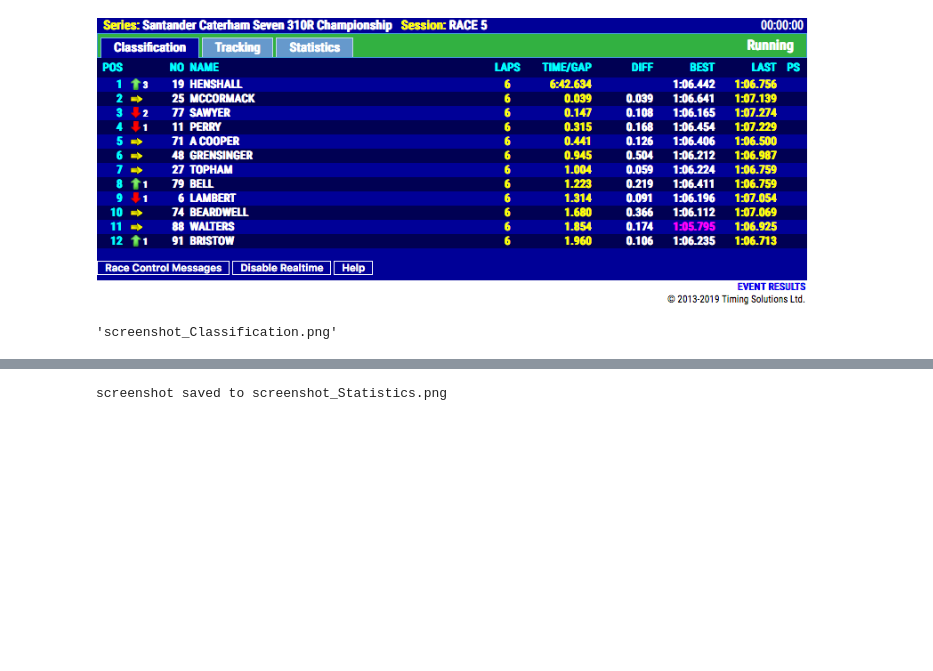
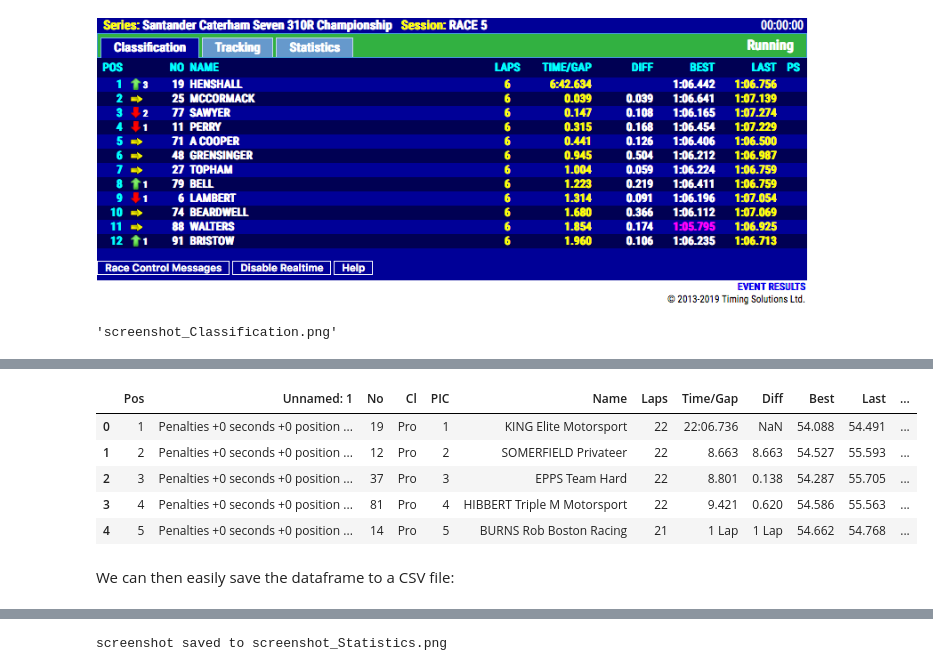
Before and after one commit to f1datajunkie/TSL, a Jupyter notebook: notebooks/TSL Timing Screen Screenshot Grabber.ipynb, the cells around one changed output, grey strips where cells are left out. Cells and saved outputs as stored; diff of their text form; code cells hidden in the pictures; blank space fills up the shorter version.

Commit message:
Add example of grabbing classification into simple sqlite db

```diff
--- a/notebooks/TSL Timing Screen Screenshot Grabber.ipynb
+++ b/notebooks/TSL Timing Screen Screenshot Grabber.ipynb
@@ -131,0 +197,18 @@ screenshot saved to screenshot_Classification.png
+# %%
+#classification data
+xpath = '//*[@id="ResultsTableContainer"]'
+el = browser.find_element_by_xpath(xpath)
+# %%
+import pandas as pd
+
+df = pd.read_html( el.get_attribute('innerHTML'))[0].dropna(axis=1,how='all')
+df.head()
+# %% [output]
+|  | Pos | Unnamed: 1 | No | Cl | PIC | Name | Laps | Time/Gap | Diff | Best | Last | ... |
+| 0 | 1 | Penalties +0 seconds +0 position ... | 19 | Pro | 1 | KING Elite Motorsport | 22 | 22:06.736 | NaN | 54.088 | 54.491 | ... |
+| 1 | 2 | Penalties +0 seconds +0 position ... | 12 | Pro | 2 | SOMERFIELD Privateer | 22 | 8.663 | 8.663 | 54.527 | 55.593 | ... |
+| 2 | 3 | Penalties +0 seconds +0 position ... | 37 | Pro | 3 | EPPS Team Hard | 22 | 8.801 | 0.138 | 54.287 | 55.705 | ... |
+| 3 | 4 | Penalties +0 seconds +0 position ... | 81 | Pro | 4 | HIBBERT Triple M Motorsport | 22 | 9.421 | 0.620 | 54.586 | 55.563 | ... |
+| 4 | 5 | Penalties +0 seconds +0 position ... | 14 | Pro | 5 | BURNS Rob Boston Racing | 21 | 1 Lap | 1 Lap | 54.662 | 54.768 | ... |
+# %% [markdown]
+We can then easily save the dataframe to a CSV file:
```
Also changed, not shown: parts of 27 cells of this notebook, 3 other files.
